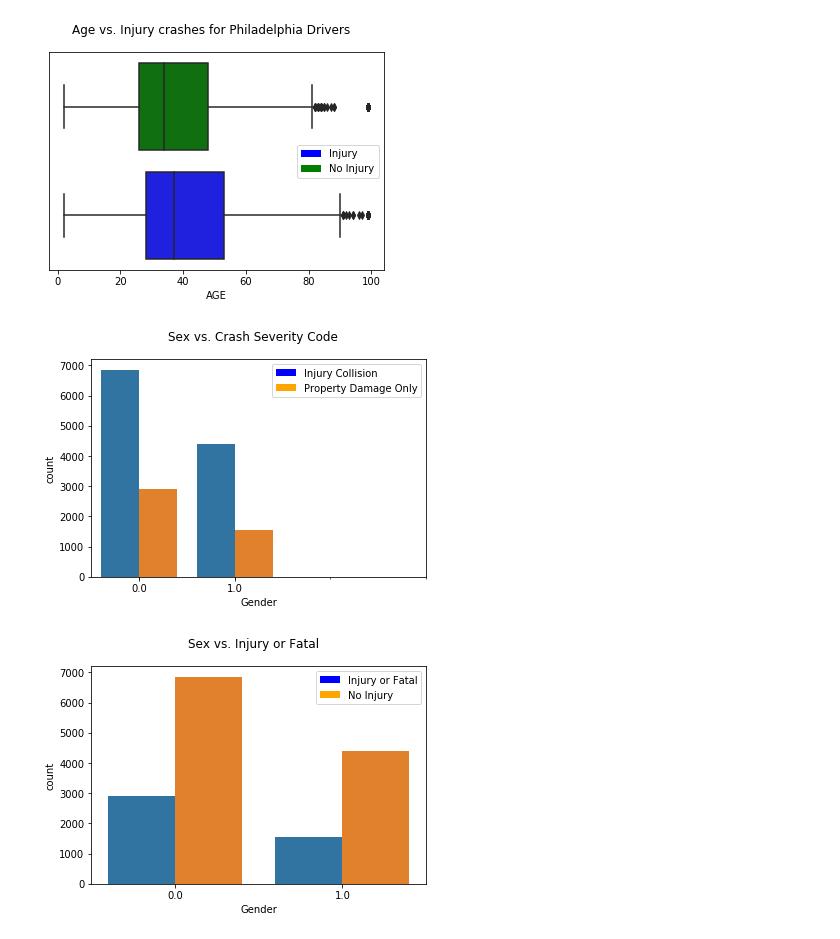
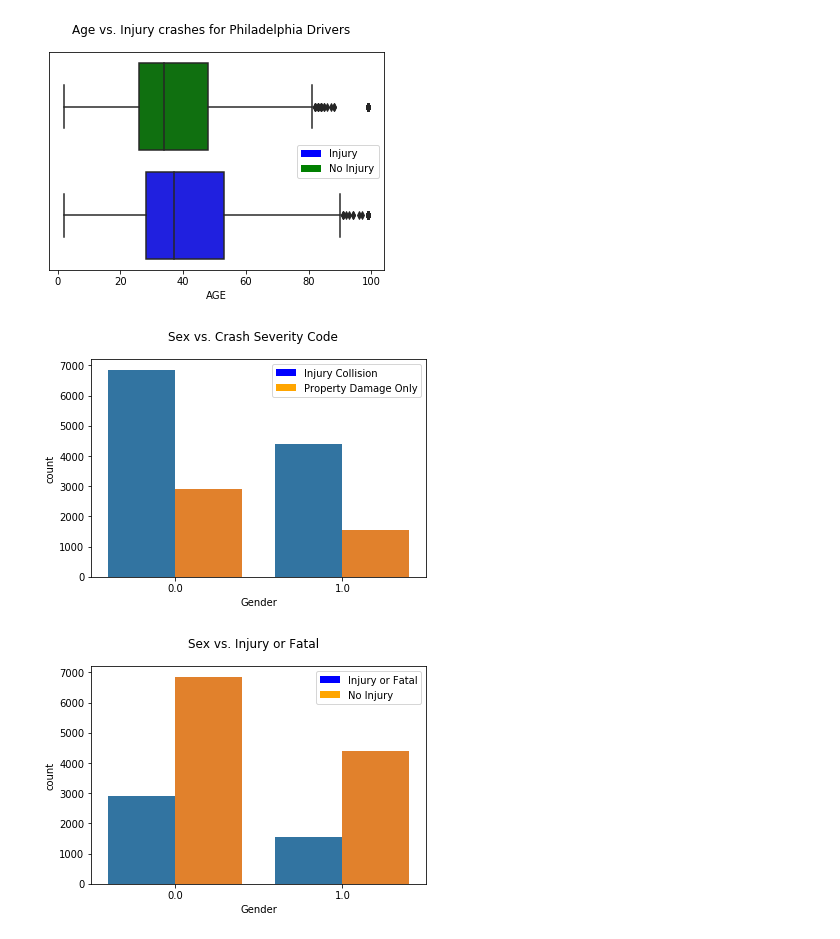
Before and after one commit to jboschan/Coursera_Capstone, a Jupyter notebook: Final Project Notebook: Accident Severity by Age.ipynb, the cells around one changed output. Cells and saved outputs as stored; diff of their text form; code cells hidden in the pictures.

```diff
--- a/Final Project Notebook: Accident Severity by Age.ipynb
+++ b/Final Project Notebook: Accident Severity by Age.ipynb
@@ -566,24 +566,23 @@ ax.legend(handles=color_patches);
 # %%
 # bar chart: severity code vs. gender
 fig, ax = plt.subplots()
 
 sns.catplot("SEX", hue="SEVERITY_CODE", data=df, kind="count",
              ax=ax)
 
 plt.close(2) # catplot creates an extra figure we don't need
 
 ax.set_xlabel("Gender")
-ax.set_xticks(np.arange(4), ('Male', 'Female'))
 
 color_patches = [
     Patch(facecolor="blue", label="Injury Collision"),
     Patch(facecolor="orange", label="Property Damage Only")
 ]
 ax.legend(handles=color_patches)
 
 fig.suptitle("Sex vs. Crash Severity Code");
 # %% [output]
-[figure, old version]
+[figure, new version]
 # %%
 # bar chart: severity code vs. Injury_or_Fatal
 fig, ax = plt.subplots()
```
Also changed, not shown: parts of 4 cells of this notebook.
